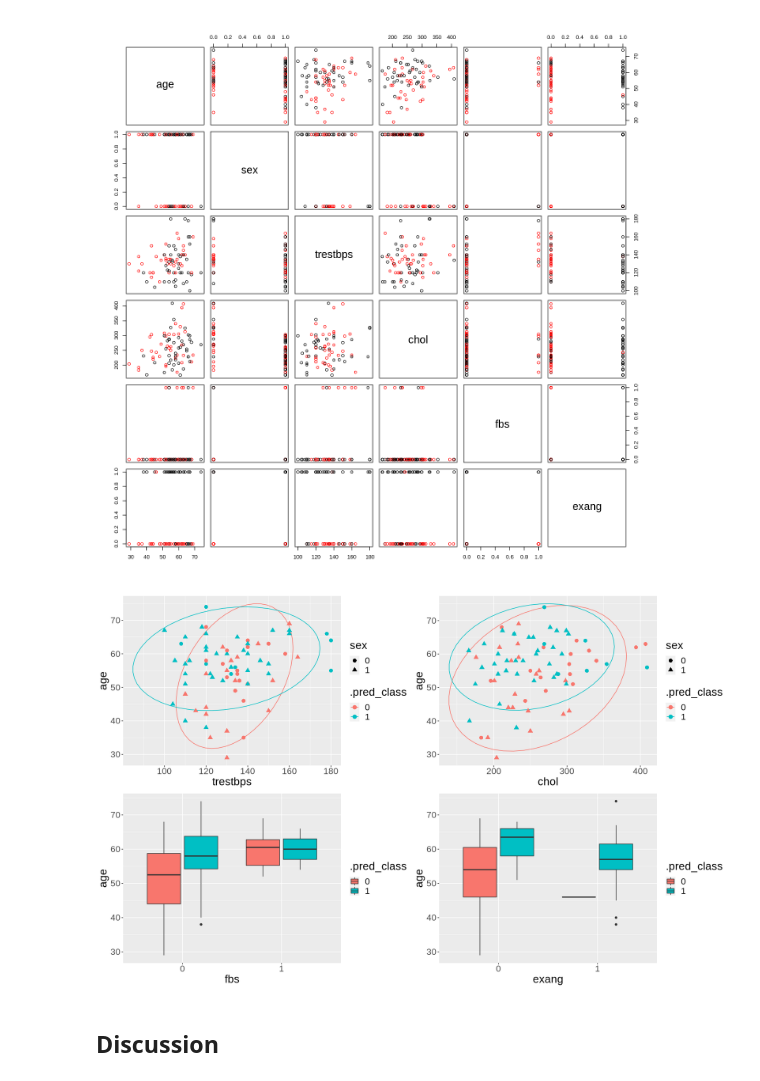
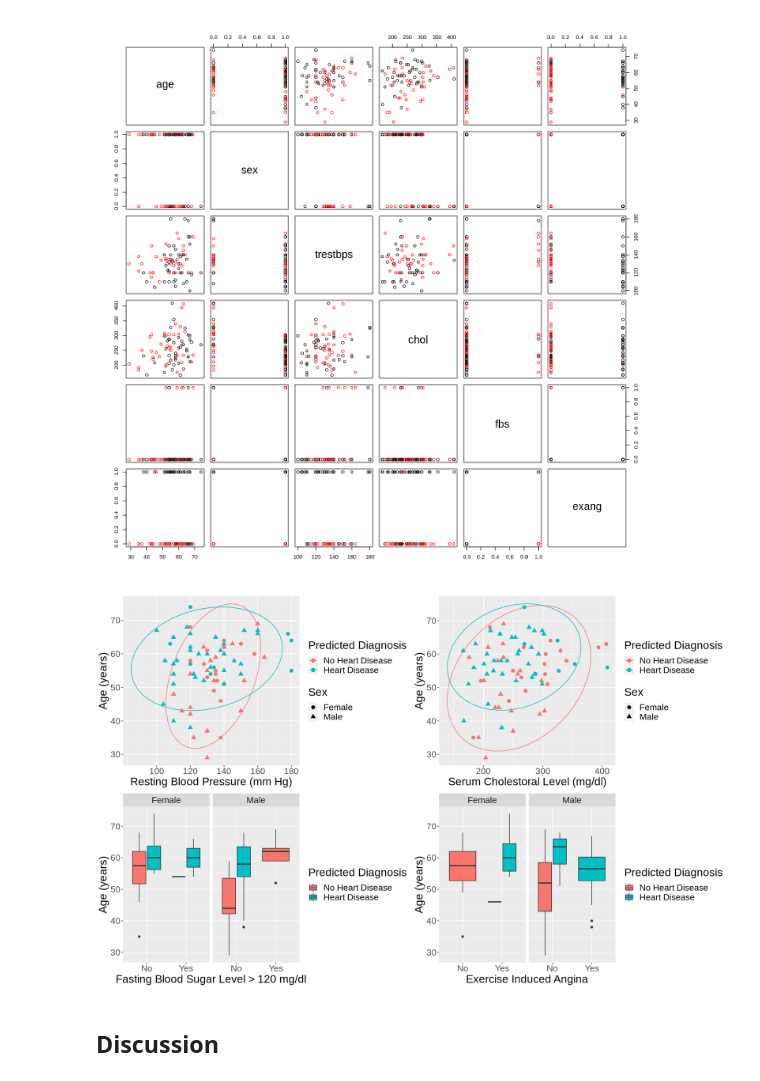
Before and after one commit to Stephanie-Ta/dsci-100-group-project, a Jupyter notebook: Final Report.ipynb, the cells around one changed output. Drawn from its saved outputs; the diff is of its cells as text; code cells hidden in the pictures.

```diff
--- a/Final Report.ipynb
+++ b/Final Report.ipynb
@@ -251,32 +247,51 @@ select(cleveland_testing, -num) |> pairs(col = c("red", "black")[knn_predictions
 #rough visualizations of age vs. quantitative variables
 age_vs_trestbps_sex <- knn_predictions |>
     mutate(sex = as_factor(sex)) |>
-    ggplot(aes(x = trestbps, y = age, colour = .pred_class)) +
+    ggplot(aes(x = age, y = trestbps, colour = .pred_class)) +
         stat_ellipse() +
         geom_point(aes(shape = sex), size = 3) +
-        theme(text = element_text(size = 20))
+        theme(text = element_text(size = 20)) +
+        labs(x = "Age (years)", y = "Resting Blood Pressure (mm Hg)", colour = "Predicted Diagnosis", shape = "Sex") +
+        scale_color_discrete(labels = c("No Heart Disease", "Heart Disease")) +
+        scale_shape_discrete(labels = c("Female", "Male")) +
+        coord_flip()
 
 age_vs_chol_sex <- knn_predictions |>
     mutate(sex = as_factor(sex)) |>
-    ggplot(aes(x = chol, y = age, colour = .pred_class)) +
+    ggplot(aes(x = age, y = chol, colour = .pred_class)) +
         stat_ellipse() +
         geom_point(aes(shape = sex), size = 3) +
-        theme(text = element_text(size = 20))
+        theme(text = element_text(size = 20)) +
+        labs(x = "Age (years)", y = "Serum Cholestoral Level (mg/dl)", colour = "Predicted Diagnosis", shape = "Sex") +
+        scale_color_discrete(labels = c("No Heart Disease", "Heart Disease")) +
+        scale_shape_discrete(labels = c("Female", "Male")) +
+        coord_flip()
-# %%
-#rough visualizations of age vs. categorical variables
-age_vs_fbs <- knn_predictions |>
-    mutate(fbs = as_factor(fbs)) |>
-    ggplot(aes(x = fbs, y = age, fill = .pred_class)) +
-        geom_boxplot() +
-        theme(text = element_text(size = 20))
-
-age_vs_exang <- knn_predictions |>
-    mutate(exang = as_factor(exang)) |>
-    ggplot(aes(x = exang, y = age, fill = .pred_class)) +
-        geom_boxplot() +
-        theme(text = element_text(size = 20))
-
-options(repr.plot.width = 16, repr.plot.height = 10)
-plot_grid(age_vs_trestbps_sex, age_vs_chol_sex, age_vs_fbs, age_vs_exang)
-# %% [output]
-[figure, removed]
+# %%
+#rough visualizations of age vs. categorical variables
+
+age_vs_fbs <- knn_predictions |>
+    mutate(fbs = as_factor(fbs)) |>
+    ggplot(aes(x = age, y = fbs, fill = .pred_class)) +
+        geom_boxplot() +
+        theme(text = element_text(size = 20)) +
+        facet_grid(cols = vars(sex), labeller = labeller(sex = c("0" = "Female", "1" = "Male"))) +
+        labs(x = "Age (years)", y = "Fasting Blood Sugar Level > 120 mg/dl", fill = "Predicted Diagnosis") +
+        scale_y_discrete(labels = c("No", "Yes")) +
+        scale_fill_discrete(labels = c("No Heart Disease", "Heart Disease")) +
+        coord_flip()
+
+age_vs_exang <- knn_predictions |>
+    mutate(exang = as_factor(exang), sex = as_factor(sex)) |>
+    ggplot(aes(x = age, y = exang, fill = .pred_class)) +
+        geom_boxplot() +
+        theme(text = element_text(size = 20)) +
+        facet_grid(cols = vars(sex), labeller = labeller(sex = c("0" = "Female", "1" = "Male"))) +
+        labs(x = "Age (years)", y = "Exercise Induced Angina", fill = "Predicted Diagnosis") +
+        scale_y_discrete(labels = c("No", "Yes")) +
+        scale_fill_discrete(labels = c("No Heart Disease", "Heart Disease")) +
+        coord_flip()
+
+options(repr.plot.width = 16, repr.plot.height = 10)
+plot_grid(age_vs_trestbps_sex, age_vs_chol_sex, age_vs_fbs, age_vs_exang)
+# %% [output]
+[figure, added]
```
Also changed, not shown: parts of 5 cells of this notebook.
